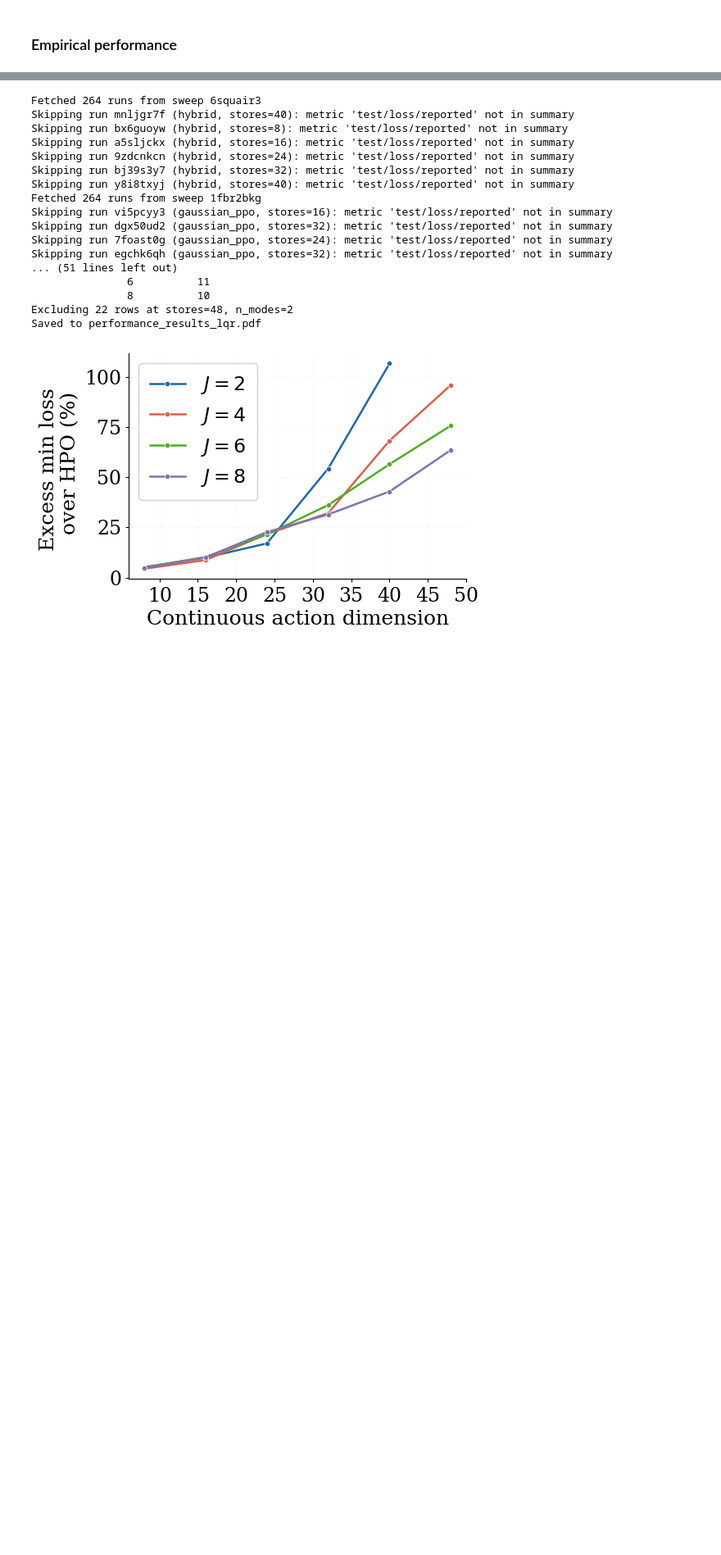
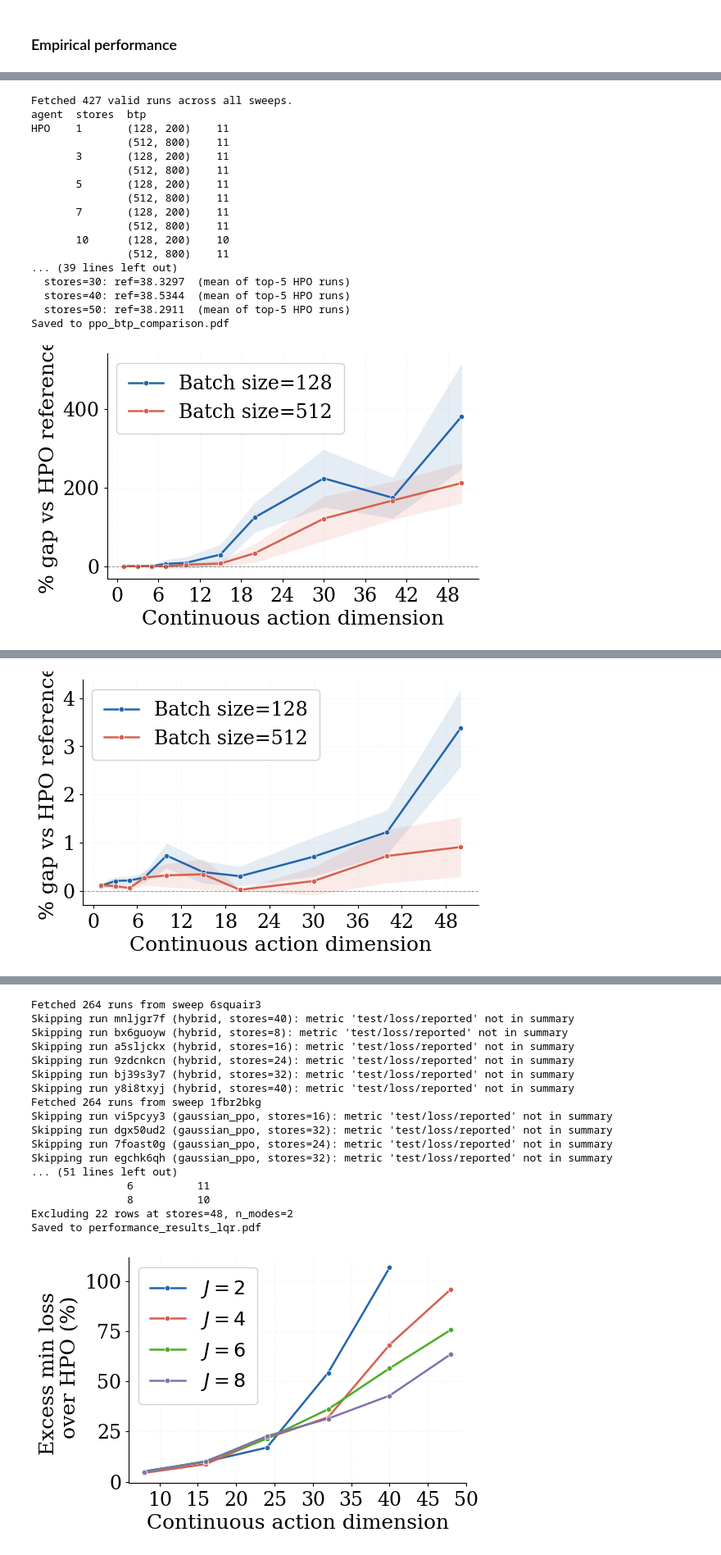
Before and after one commit to MatiasAlvo/hybrid-rl, a Jupyter notebook: sweep_analysis.ipynb, the cells around one changed output, grey strips where cells are left out. Shown at 82% size. Drawn from its saved outputs; the diff is of its cells as text; code cells hidden in the pictures; blank space fills up the shorter version.

```diff
--- a/sweep_analysis.ipynb
+++ b/sweep_analysis.ipynb
@@ -1851,0 +3031,69 @@ Saved to performance_results_jrp.pdf
+# %%
+if __name__ == "__main__":
+    SWEEP_NAMES_INVENTORY_BATCH = [
+        "7rykl1bw",
+        "j641o6qy",
+    ]
+    batch_filters={"batch_trainer_pair": [[128, 200], [512, 800]]}
+# ── New: PPO lines, one per batch_trainer_pair, vs HPO reference ─────────
+    stats_ppo = plot_batch_pair_comparison(
+        sweep_names=SWEEP_NAMES_INVENTORY_BATCH,
+        wandb_project="inventory_control",
+        metric="test/loss/reported",
+        x_key="stores",
+        agent_filter="PPO",
+        reference_agent="HPO",
+        batch_trainer_pair_key="batch_trainer_pair",
+        top_k_reference=5,              # mean of best 5 HPO runs per x
+        aggregation="mean",             # "mean" | "median" | "min"
+        ci_level=0.95,                  # set to 0 to suppress CI bands
+        agent_rename=AGENT_RENAME,
+        btp_label_fmt="Batch size={0}",  # e.g. "B=128, T=200"
+        xlabel="Continuous action dimension",
+        ylabel="% gap vs HPO reference",
+        out_file="ppo_btp_comparison.pdf",
+        font_size=18,
+        filters=batch_filters,
+    )
+    print(stats_ppo)
+
+    # ── New: HPO lines, one per batch_trainer_pair, same reference ───────────
+    stats_hpo = plot_batch_pair_comparison(
+        sweep_names=SWEEP_NAMES_INVENTORY_BATCH,
+        wandb_project="inventory_control",
+        metric="test/loss/reported",
+        x_key="stores",
+        agent_filter="HPO",
+        reference_agent="HPO",
+        batch_trainer_pair_key="batch_trainer_pair",
+        top_k_reference=5,
+        aggregation="mean",
+        ci_level=0.95,
+        agent_rename=AGENT_RENAME,
+        btp_label_fmt="Batch size={0}",
+        xlabel="Continuous action dimension",
+        ylabel="% gap vs HPO reference",
+        out_file="hpo_btp_comparison.pdf",
+        font_size=18,
+        filters=batch_filters,
+    )
+    print(stats_hpo)
+# %% [output]
+Fetched 427 valid runs across all sweeps.
+agent  stores  btp
+HPO    1       (128, 200)    11
+               (512, 800)    11
+       3       (128, 200)    11
+               (512, 800)    11
+       5       (128, 200)    11
+               (512, 800)    11
+       7       (128, 200)    11
+               (512, 800)    11
+       10      (128, 200)    10
+               (512, 800)    11
+... (39 lines left out)
+  stores=30: ref=38.3297  (mean of top-5 HPO runs)
+  stores=40: ref=38.5344  (mean of top-5 HPO runs)
+  stores=50: ref=38.2911  (mean of top-5 HPO runs)
+Saved to ppo_btp_comparison.pdf
+[figure, added]
@@ -1851,0 +3117 @@ Saved to performance_results_jrp.pdf
+[figure, added]
```
Also changed, not shown: parts of 21 cells of this notebook, 26 other files.
